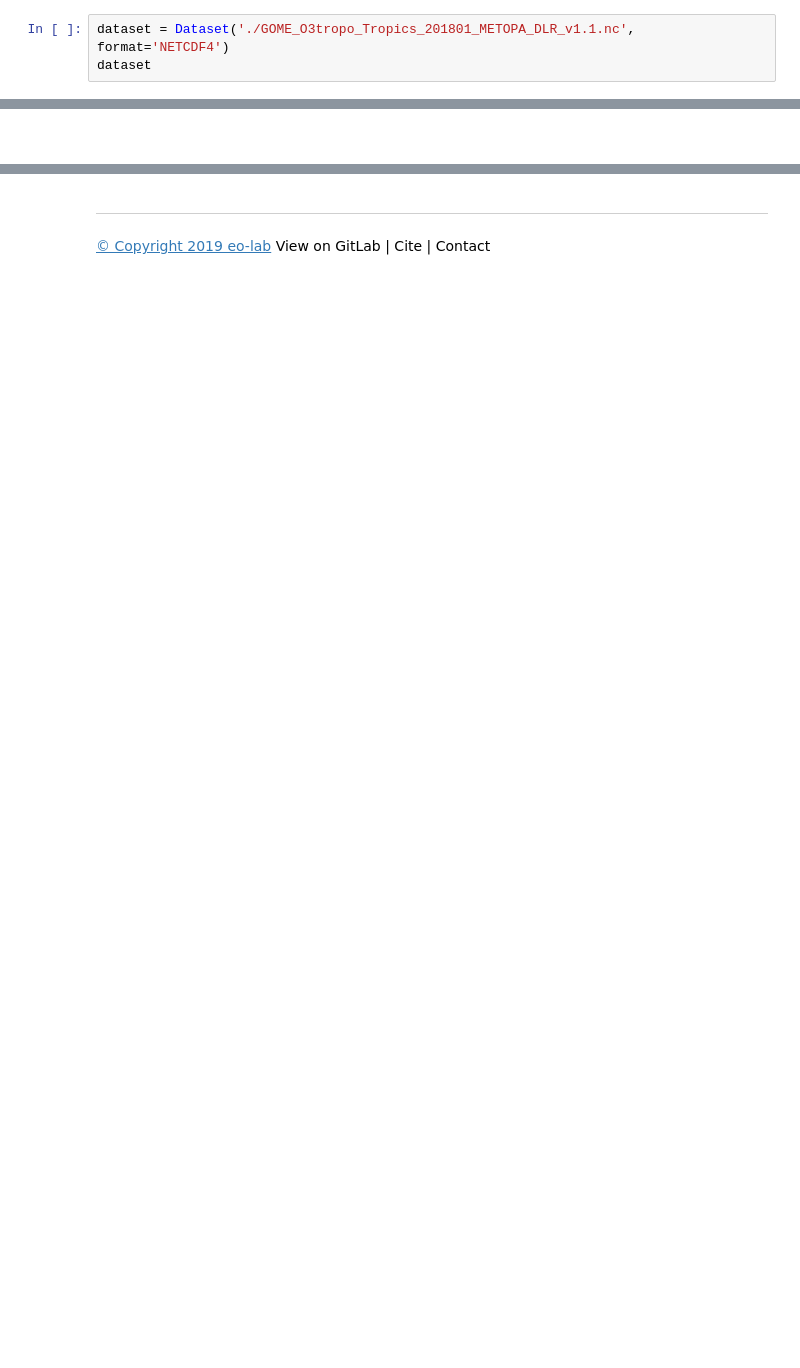
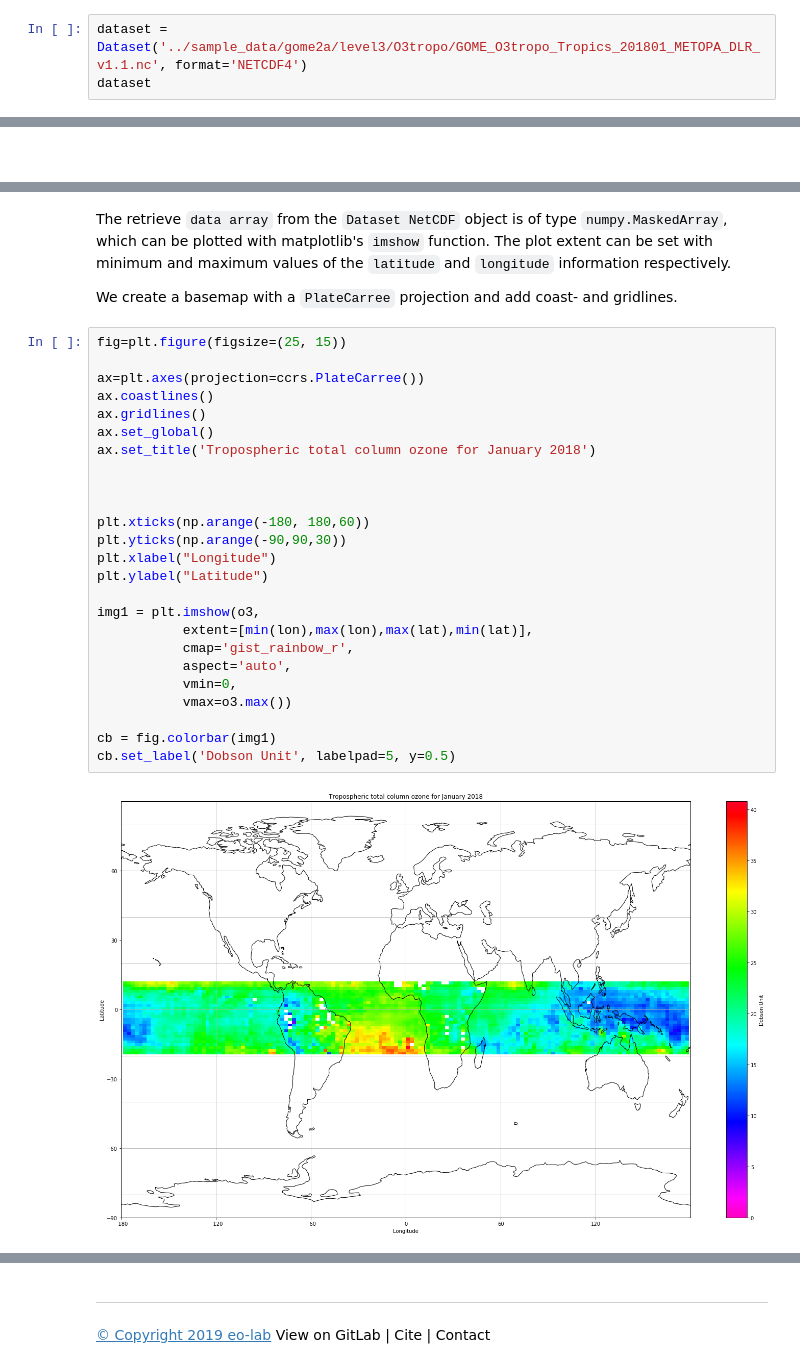
Before and after one commit to federicofierli1/LTPy_Notebooks_satellite_copernicus, a Jupyter notebook: 22_ltpy_v01_AC_SAF_L3_data_products.ipynb, the cells around one changed output, grey strips where cells are left out. Drawn from its saved outputs; the diff is of its cells as text; blank space fills up the shorter version.

Commit message:
AC SAF Level 2 data access and simple plotting

```diff
--- a/22_ltpy_v01_AC_SAF_L3_data_products.ipynb
+++ b/22_ltpy_v01_AC_SAF_L3_data_products.ipynb
@@ -31,7 +39,7 @@ import cartopy.crs as ccrs
 # %% [markdown]
 A NetCDF file can simply be loaded with the `Dataset` constructor of the NetCDF4 library.
 # %%
-dataset = Dataset('./GOME_O3tropo_Tropics_201801_METOPA_DLR_v1.1.nc', format='NETCDF4')
+dataset = Dataset('../sample_data/gome2a/level3/O3tropo/GOME_O3tropo_Tropics_201801_METOPA_DLR_v1.1.nc', format='NETCDF4')
 dataset
 # %% [output]
 <class 'netCDF4._netCDF4.Dataset'>
@@ -225,0 +265,31 @@ Data variables:
+# %% [markdown]
+The retrieve `data array` from the `Dataset NetCDF` object is of type `numpy.MaskedArray`, which can be plotted with matplotlib's `imshow` function. The plot extent can be set with minimum and maximum values of the `latitude` and `longitude` information respectively.
+
+We create a basemap with a `PlateCarree` projection and add coast- and gridlines.
+# %%
+fig=plt.figure(figsize=(25, 15))
+
+ax=plt.axes(projection=ccrs.PlateCarree())
+ax.coastlines()
+ax.gridlines()
+ax.set_global()
+ax.set_title('Tropospheric total column ozone for January 2018')
+
+
+
+plt.xticks(np.arange(-180, 180,60))
+plt.yticks(np.arange(-90,90,30))
+plt.xlabel("Longitude")
+plt.ylabel("Latitude")
+
+img1 = plt.imshow(o3,
+           extent=[min(lon),max(lon),max(lat),min(lat)],
+           cmap='gist_rainbow_r',
+           aspect='auto',
+           vmin=0,
+           vmax=o3.max())
+
+cb = fig.colorbar(img1)
+cb.set_label('Dobson Unit', labelpad=5, y=0.5)
+# %% [output]
+[figure, added]
```
Also changed, not shown: parts of 30 cells of this notebook, 2 other files.
